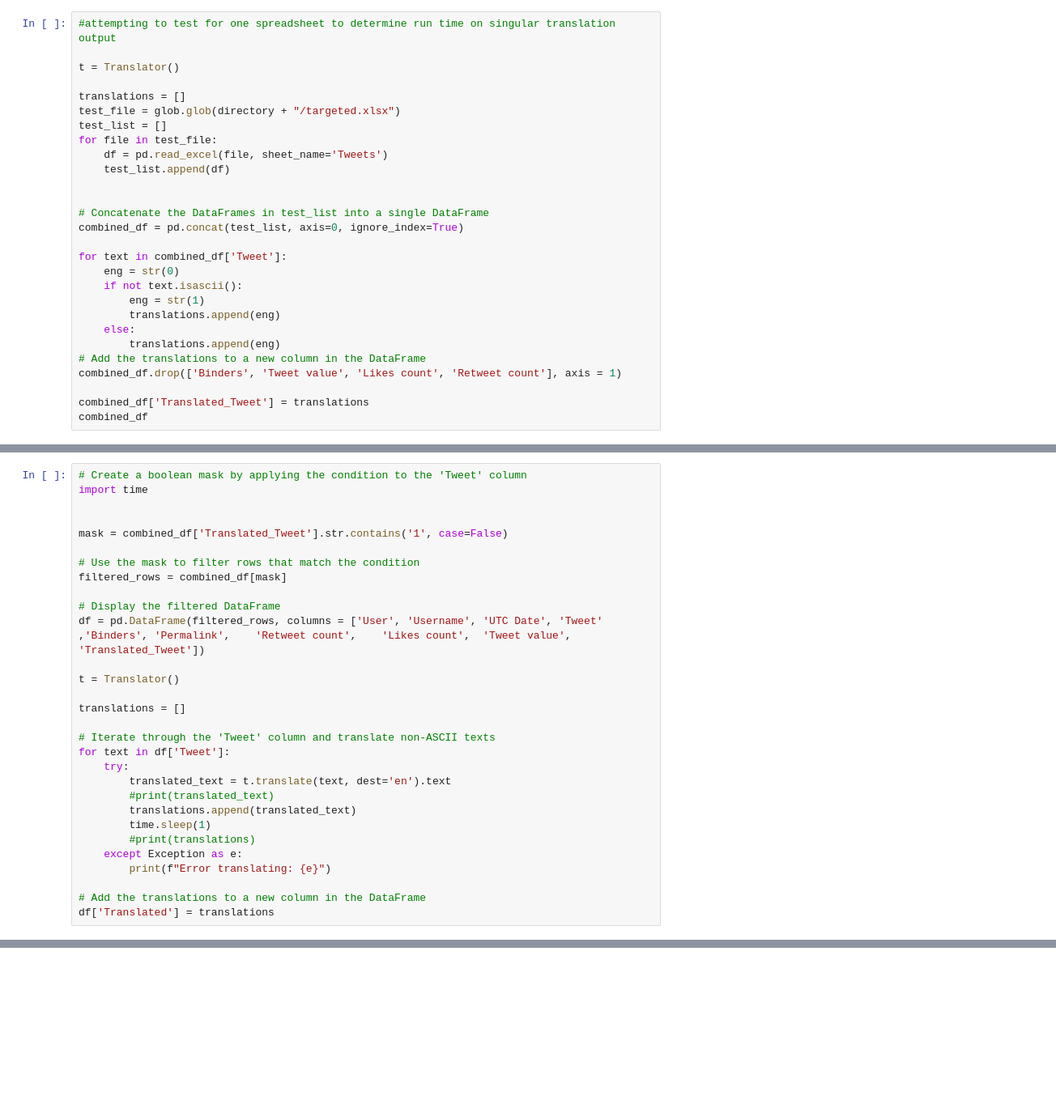
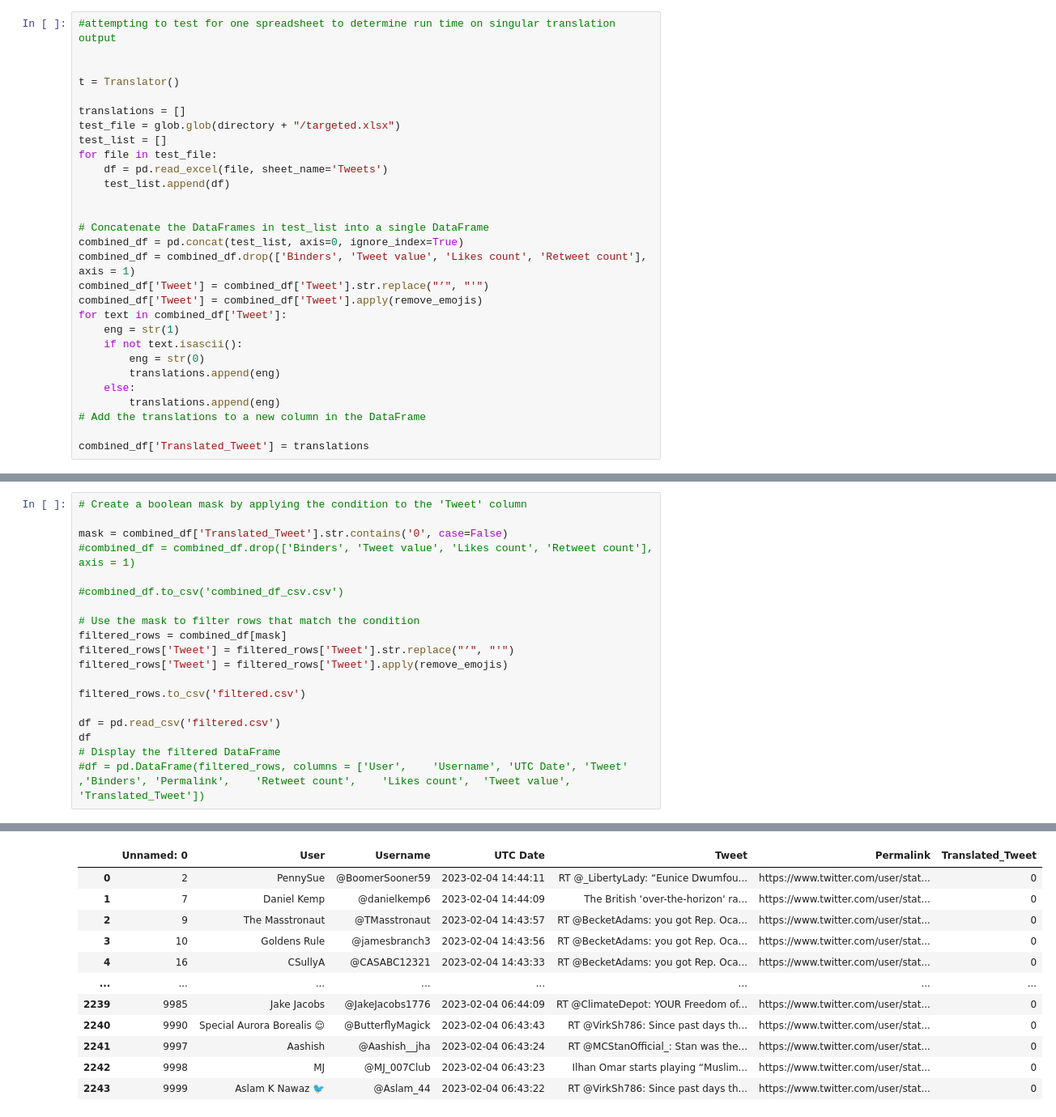
Before and after one commit to AlexLanier/Capstone, a Jupyter notebook: CapstoneDataCleaning.ipynb, the cells around one changed output, grey strips where cells are left out. Shown: that part at 81% size. Saved outputs shown, nothing was run; the diff lists cells and outputs as text; blank space fills up the shorter version.

```diff
--- a/CapstoneDataCleaning.ipynb
+++ b/CapstoneDataCleaning.ipynb
@@ -13,5 +43,6 @@ pd.set_option('display.max_colwidth', None)
 # %%
 #attempting to test for one spreadsheet to determine run time on singular translation output
+
 
 t = Translator()
 
@@ -25,16 +56,16 @@ for file in test_file:
 
 # Concatenate the DataFrames in test_list into a single DataFrame
 combined_df = pd.concat(test_list, axis=0, ignore_index=True)
-
+combined_df = combined_df.drop(['Binders', 'Tweet value', 'Likes count', 'Retweet count'], axis = 1)
+combined_df['Tweet'] = combined_df['Tweet'].str.replace("’", "'")
+combined_df['Tweet'] = combined_df['Tweet'].apply(remove_emojis)
 for text in combined_df['Tweet']:
-    eng = str(0)
+    eng = str(1)
     if not text.isascii():
-        eng = str(1)
+        eng = str(0)
         translations.append(eng)
     else:
         translations.append(eng)
 # Add the translations to a new column in the DataFrame
-combined_df.drop(['Binders', 'Tweet value', 'Likes count', 'Retweet count'], axis = 1)
 
 combined_df['Translated_Tweet'] = translations
-combined_df
@@ -57,30 +165,20 @@ combined_df = combined_df.drop(['Binders', 'Tweet value', 'Likes count', 'Retwee
 # %%
 # Create a boolean mask by applying the condition to the 'Tweet' column
-import time
 
+mask = combined_df['Translated_Tweet'].str.contains('0', case=False)
+#combined_df = combined_df.drop(['Binders', 'Tweet value', 'Likes count', 'Retweet count'], axis = 1)
 
-mask = combined_df['Translated_Tweet'].str.contains('1', case=False)
+#combined_df.to_csv('combined_df_csv.csv')
 
 # Use the mask to filter rows that match the condition
 filtered_rows = combined_df[mask]
+filtered_rows['Tweet'] = filtered_rows['Tweet'].str.replace("’", "'")
+filtered_rows['Tweet'] = filtered_rows['Tweet'].apply(remove_emojis)
 
+filtered_rows.to_csv('filtered.csv')
+
+df = pd.read_csv('filtered.csv')
+df
 # Display the filtered DataFrame
-df = pd.DataFrame(filtered_rows, columns = ['User',	'Username',	'UTC Date',	'Tweet'	,'Binders',	'Permalink',	'Retweet count',	'Likes count',	'Tweet value',	'Translated_Tweet'])
-
-t = Translator()
-
-translations = []
-
-# Iterate through the 'Tweet' column and translate non-ASCII texts
-for text in df['Tweet']:
-    try:
-        translated_text = t.translate(text, dest='en').text
-        #print(translated_text)
-        translations.append(translated_text)
-        time.sleep(1)
-        #print(translations)
-    except Exception as e:
-        print(f"Error translating: {e}")
-
-# Add the translations to a new column in the DataFrame
-df['Translated'] = translations
+#df = pd.DataFrame(filtered_rows, columns = ['User',	'Username',	'UTC Date',	'Tweet'	,'Binders',	'Permalink',	'Retweet count',	'Likes count',	'Tweet value',	'Translated_Tweet'])
+# %% [output]
@@ -86,0 +195,12 @@ df['Translated'] = translations
+|  | Unnamed: 0 | User | Username | UTC Date | Tweet | Permalink | Translated_Tweet |
+| 0 | 2 | PennySue | @BoomerSooner59 | 2023-02-04 14:44:11 | RT @_LibertyLady: “Eunice Dwumfou... | https://www.twitter.com/user/stat... | 0 |
+| 1 | 7 | Daniel Kemp | @danielkemp6 | 2023-02-04 14:44:09 | The British ‘over-the-horizon' ra... | https://www.twitter.com/user/stat... | 0 |
+| 2 | 9 | The Masstronaut | @TMasstronaut | 2023-02-04 14:43:57 | RT @BecketAdams: you got Rep. Oca... | https://www.twitter.com/user/stat... | 0 |
+| 3 | 10 | Goldens Rule | @jamesbranch3 | 2023-02-04 14:43:56 | RT @BecketAdams: you got Rep. Oca... | https://www.twitter.com/user/stat... | 0 |
+| 4 | 16 | CSullyA | @CASABC12321 | 2023-02-04 14:43:33 | RT @BecketAdams: you got Rep. Oca... | https://www.twitter.com/user/stat... | 0 |
+| ... | ... | ... | ... | ... | ... | ... | ... |
+| 2239 | 9985 | Jake Jacobs | @JakeJacobs1776 | 2023-02-04 06:44:09 | RT @ClimateDepot: YOUR Freedom of... | https://www.twitter.com/user/stat... | 0 |
+| 2240 | 9990 | Special Aurora Borealis 😌 | @ButterflyMagick | 2023-02-04 06:43:43 | RT @VirkSh786: Since past days th... | https://www.twitter.com/user/stat... | 0 |
+| 2241 | 9997 | Aashish | @Aashish__jha | 2023-02-04 06:43:24 | RT @MCStanOfficial_: Stan was the... | https://www.twitter.com/user/stat... | 0 |
+| 2242 | 9998 | MJ | @MJ_007Club | 2023-02-04 06:43:23 | Ilhan Omar starts playing “Muslim... | https://www.twitter.com/user/stat... | 0 |
+| 2243 | 9999 | Aslam K Nawaz 🐦 | @Aslam_44 | 2023-02-04 06:43:22 | RT @VirkSh786: Since past days th... | https://www.twitter.com/user/stat... | 0 |
```
Also changed, not shown: parts of 11 cells of this notebook.
